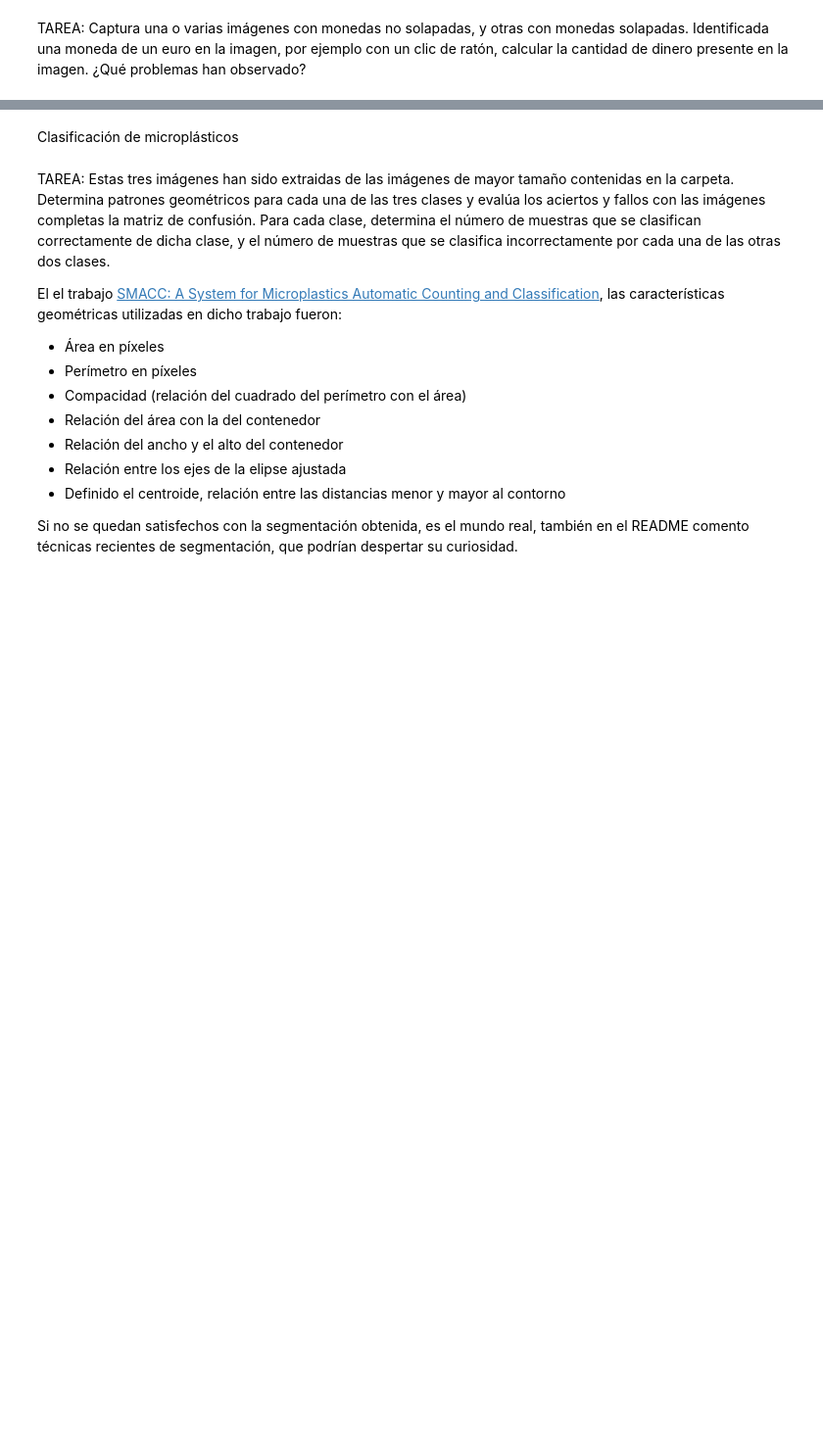
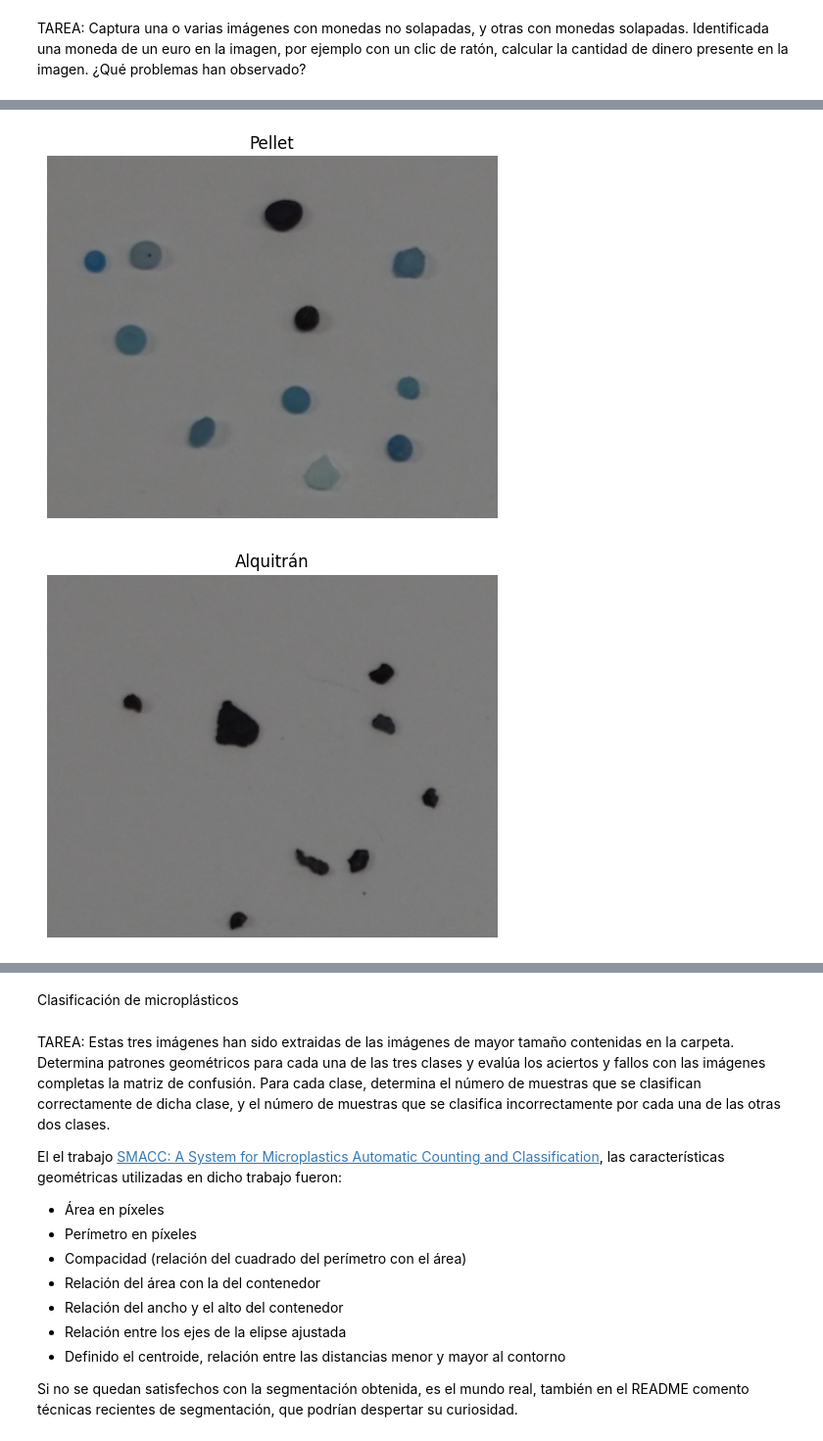
Before and after one commit to antonioap101/VC, a Jupyter notebook: Practica3/VC_P3_TAREAS.ipynb, the cells around one changed output, grey strips where cells are left out. Shown at 98% size. Cells and saved outputs as stored; diff of their text form; code cells hidden in the pictures; blank space fills up the shorter version.

```diff
--- a/Practica3/VC_P3_TAREAS.ipynb
+++ b/Practica3/VC_P3_TAREAS.ipynb
@@ -291,0 +288,13 @@ TAREA: Captura una o varias imágenes con monedas no solapadas, y otras con mone
+# %%
+#Cargamos tres subimágenes de cada uno de los tres tipos considerados (el alquitrán efectivamenet no es microplástico)
+imgP = cv2.imread('PEL.png')
+imgT = cv2.imread('TAR.png')
+imgF = cv2.imread('FRA.png')
+
+# Mostramos la imagen con los círculos
+mostrar_imagen(imagen = imgP,titulo =  f'Pellet')
+mostrar_imagen(imagen = imgT,titulo =  f'Alquitrán')
+mostrar_imagen(imagen = imgF,titulo =  f'Fragmentos')
+# %% [output]
+[figure, added]
+[figure, added]
```
Also changed, not shown: parts of 14 cells of this notebook, 2 other files.
